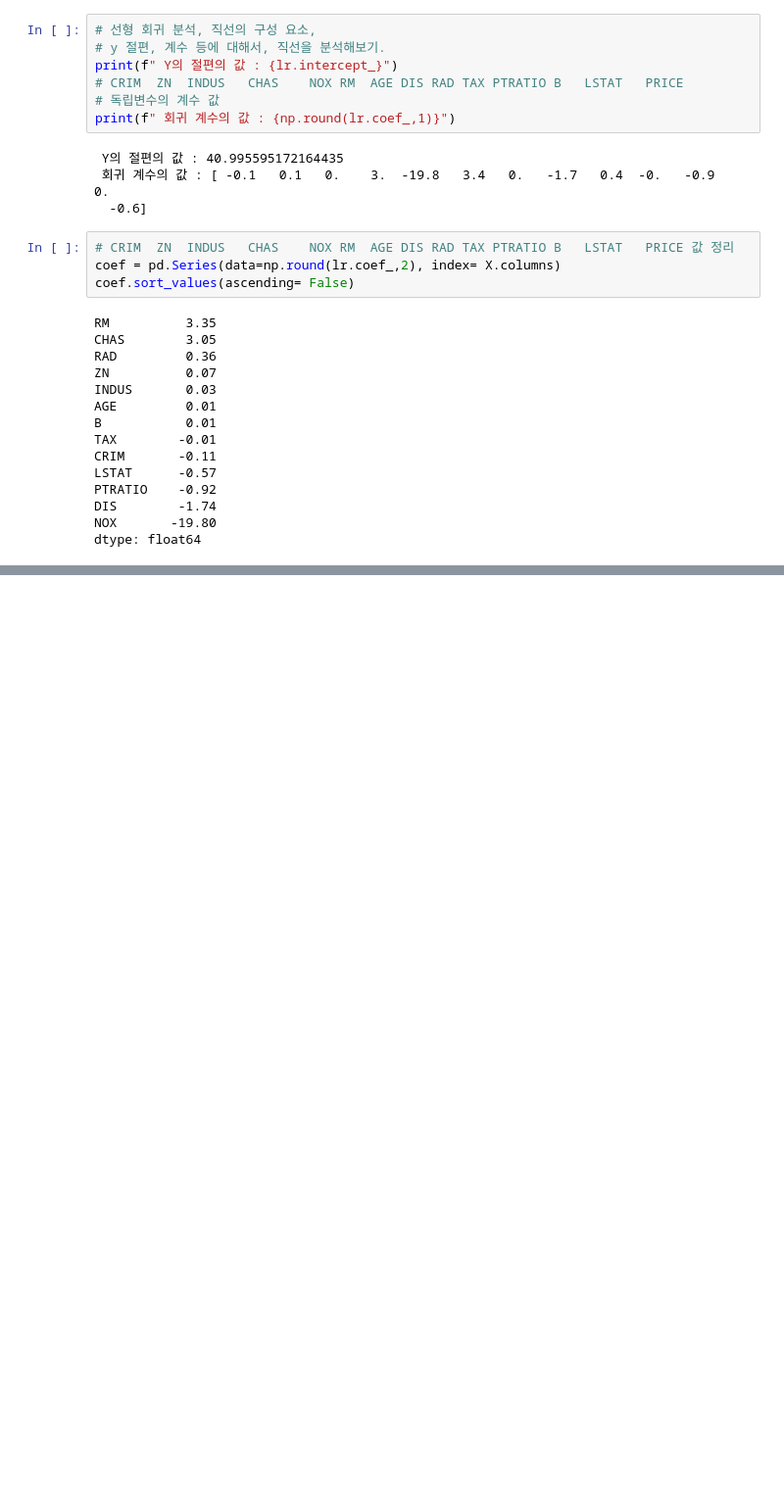
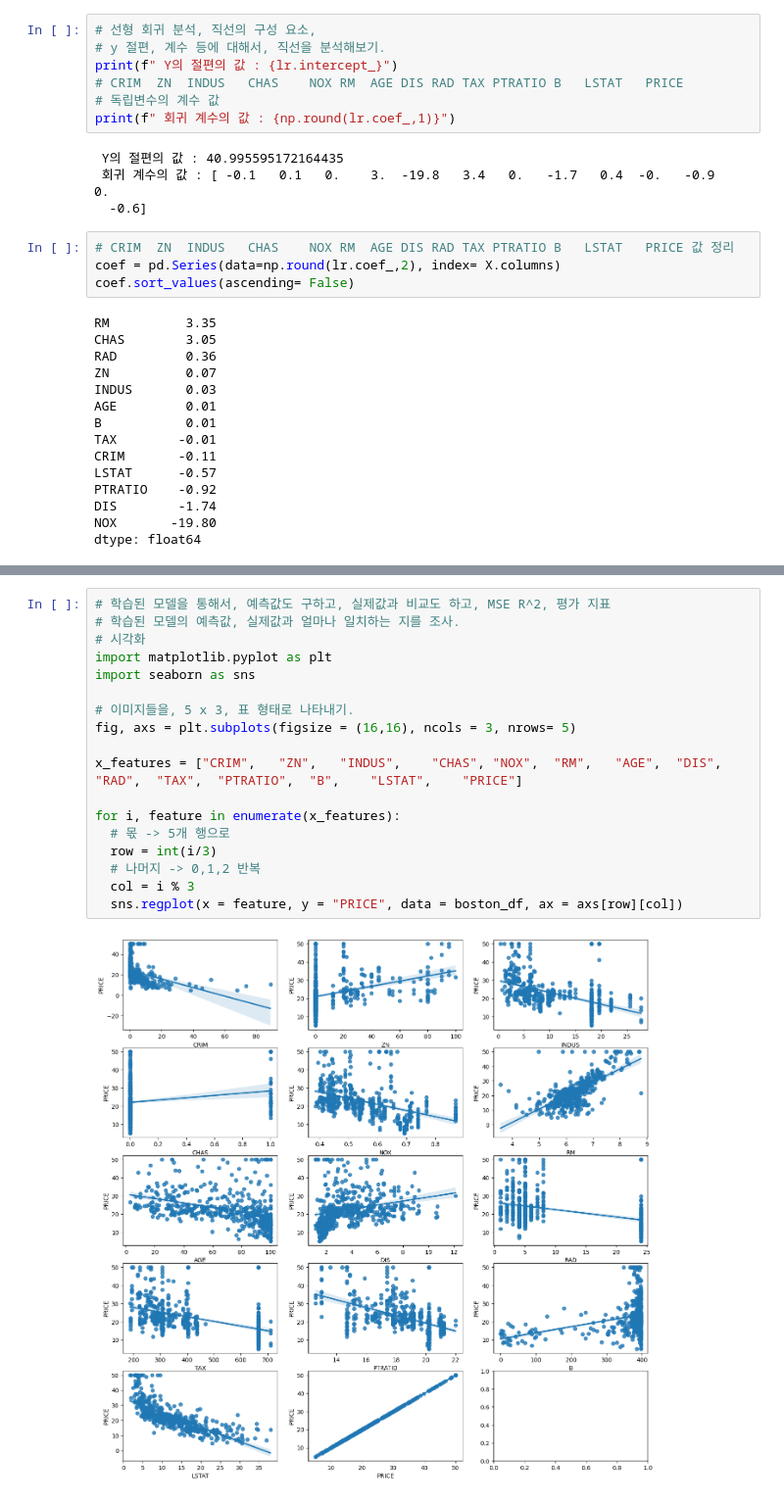
Before and after one commit to Hyeonseok0627/BigDataMLTest-teacher, a Jupyter notebook: 1-회귀분석/test.ipynb, the cells around one changed output, grey strips where cells are left out. Shown: that part at 98% size. Saved outputs shown, nothing was run; the diff lists cells and outputs as text; blank space fills up the shorter version.

```diff
--- a/1-회귀분석/test.ipynb
+++ b/1-회귀분석/test.ipynb
@@ -232,0 +241,20 @@ dtype: float64
+# %%
+# 학습된 모델을 통해서, 예측값도 구하고, 실제값과 비교도 하고, MSE R^2, 평가 지표
+# 학습된 모델의 예측값, 실제값과 얼마나 일치하는 지를 조사.
+# 시각화
+import matplotlib.pyplot as plt
+import seaborn as sns
+
+# 이미지들을, 5 x 3, 표 형태로 나타내기.
+fig, axs = plt.subplots(figsize = (16,16), ncols = 3, nrows= 5)
+
+x_features = ["CRIM",	"ZN",	"INDUS",	"CHAS",	"NOX",	"RM",	"AGE",	"DIS",	"RAD",	"TAX",	"PTRATIO",	"B",	"LSTAT",	"PRICE"]
+
+for i, feature in enumerate(x_features):
+  # 몫 -> 5개 행으로
+  row = int(i/3)
+  # 나머지 -> 0,1,2 반복
+  col = i % 3
+  sns.regplot(x = feature, y = "PRICE", data = boston_df, ax = axs[row][col])
+# %% [output]
+[figure, added]
```
Also changed, not shown: parts of 1 cell of this notebook.
